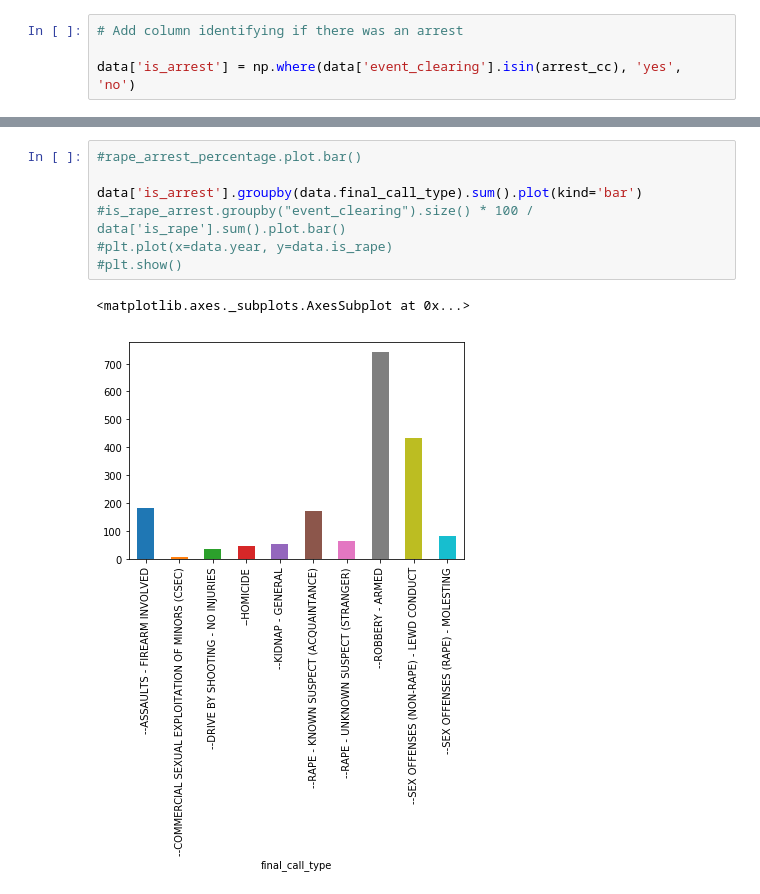
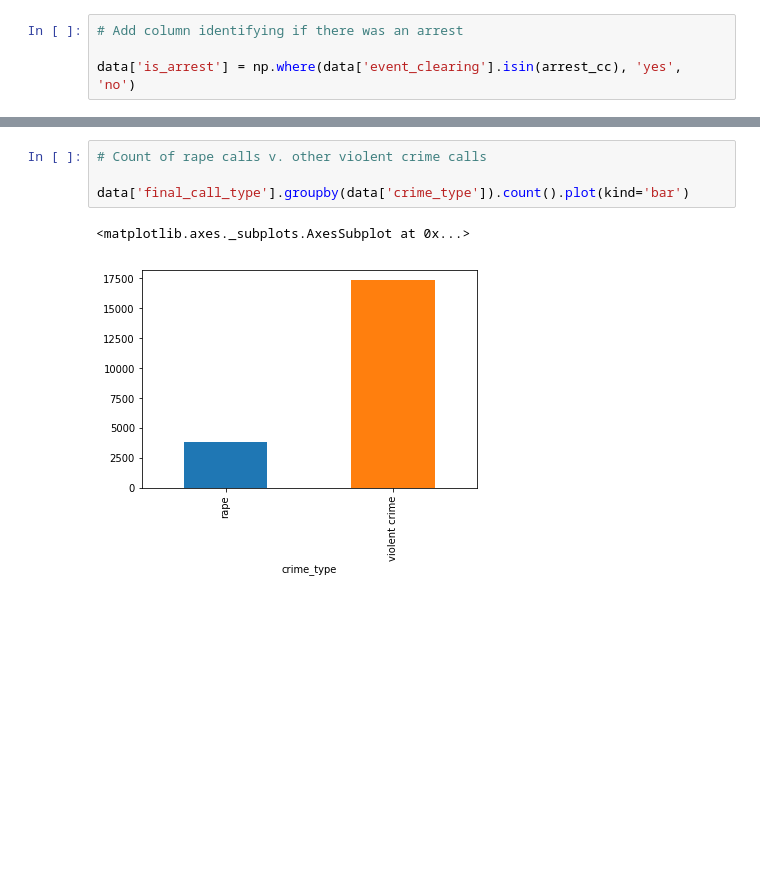
Before and after one commit to teacupwoozy/spd_notebook_archive, a Jupyter notebook: spd_notebook/2010-2018_sexcrimes_violentcrimes_percentages.ipynb, the cells around one changed output, grey strips where cells are left out. Drawn from its saved outputs; the diff is of its cells as text; blank space fills up the shorter version.

```diff
--- a/spd_notebook/2010-2018_sexcrimes_violentcrimes_percentages.ipynb
+++ b/spd_notebook/2010-2018_sexcrimes_violentcrimes_percentages.ipynb
@@ -187,11 +167,8 @@ TypeError: unsupported operand type(s) for &: 'str' and 'bool'
-# %%
-#rape_arrest_percentage.plot.bar()
-
-data['is_arrest'].groupby(data.final_call_type).sum().plot(kind='bar')
-#is_rape_arrest.groupby("event_clearing").size() * 100 / data['is_rape'].sum().plot.bar()
-#plt.plot(x=data.year, y=data.is_rape)
-#plt.show()
-# %% [output]
-<matplotlib.axes._subplots.AxesSubplot at 0x...>
-[figure, removed]
+# %%
+# Count of rape calls v. other violent crime calls
+
+data['final_call_type'].groupby(data['crime_type']).count().plot(kind='bar')
+# %% [output]
+<matplotlib.axes._subplots.AxesSubplot at 0x...>
+[figure, added]
 # %%
```
Also changed, not shown: parts of 12 cells of this notebook.
